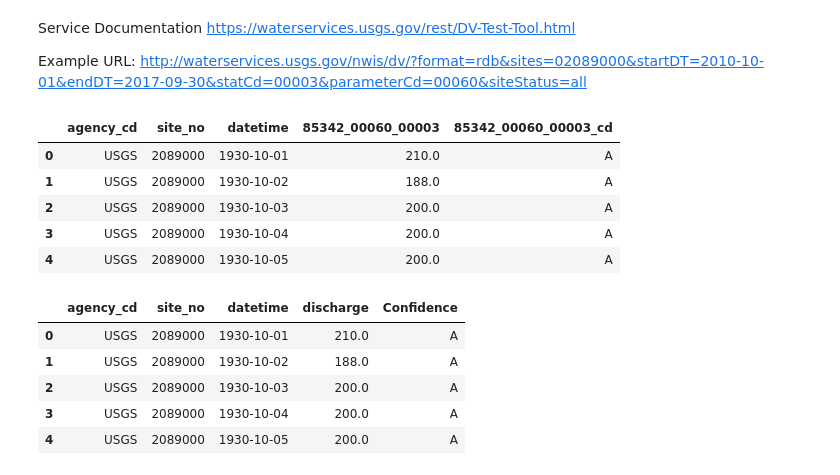
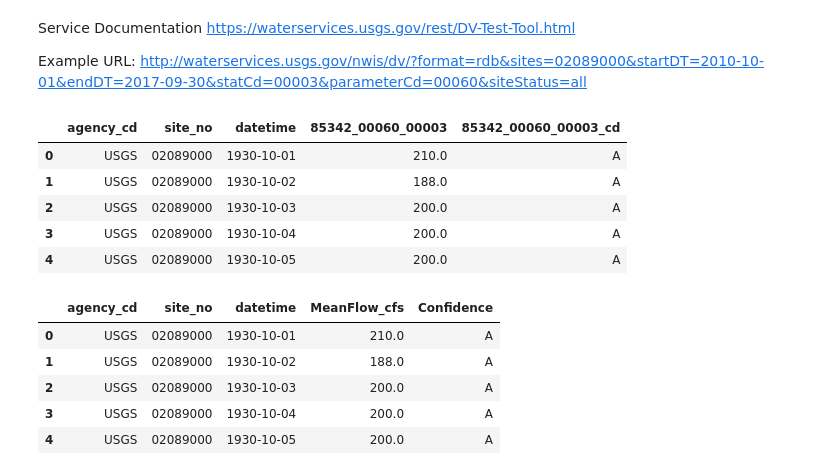
Before and after one commit to johnpfay/Water-Data-Bootcamp, a Jupyter notebook: 1_StreamFlow/Python/01-ImportData.ipynb, the cells around one changed output. Drawn from its saved outputs; the diff is of its cells as text; code cells hidden in the pictures.

```diff
--- a/1_StreamFlow/Python/01-ImportData.ipynb
+++ b/1_StreamFlow/Python/01-ImportData.ipynb
@@ -24,6 +21,7 @@ serv = 'dv'
 # %%
 #Construct the service URL and parameters
-url =  'http://waterservices.usgs.gov/nwis/{}'.format(serv)
+#https://waterdata.usgs.gov/nwis/dv?
+url =  'https://waterservices.usgs.gov/nwis/dv'
 params = {'sites':siteNo,
           'parameterCd':pcode,
           'statCd':scode,
@@ -44,29 +42,30 @@ rowsToSkip.append(30)
 # %%
 #Convert the data into a data frame
 df = pd.read_csv(io.StringIO(response_clean),
-                 skiprows=rowsToSkip,    #Skip lines starting with a comment '#'
-                 delimiter='\t') #Tab delimited
+                 skiprows=rowsToSkip,     #Skip metadta and data spec lines
+                 delimiter='\t',          #Set to tab delimited
+                 dtype={'site_no':'str'}) #Set site_no to a string datatype
 # %%
 #Display the first 5 rows
 df.head()
 # %% [output]
 |  | agency_cd | site_no | datetime | 85342_00060_00003 | 85342_00060_00003_cd |
-| 0 | USGS | 2089000 | 1930-10-01 | 210.0 | A |
-| 1 | USGS | 2089000 | 1930-10-02 | 188.0 | A |
-| 2 | USGS | 2089000 | 1930-10-03 | 200.0 | A |
-| 3 | USGS | 2089000 | 1930-10-04 | 200.0 | A |
-| 4 | USGS | 2089000 | 1930-10-05 | 200.0 | A |
+| 0 | USGS | 02089000 | 1930-10-01 | 210.0 | A |
+| 1 | USGS | 02089000 | 1930-10-02 | 188.0 | A |
+| 2 | USGS | 02089000 | 1930-10-03 | 200.0 | A |
+| 3 | USGS | 02089000 | 1930-10-04 | 200.0 | A |
+| 4 | USGS | 02089000 | 1930-10-05 | 200.0 | A |
 # %%
 #Rename the last two fields
-df.rename(columns={'85342_00060_00003':'discharge','85342_00060_00003_cd':'Confidence'},inplace=True)
+df.rename(columns={'85342_00060_00003':'MeanFlow_cfs','85342_00060_00003_cd':'Confidence'},inplace=True)
 df.head()
 # %% [output]
-|  | agency_cd | site_no | datetime | discharge | Confidence |
-| 0 | USGS | 2089000 | 1930-10-01 | 210.0 | A |
-| 1 | USGS | 2089000 | 1930-10-02 | 188.0 | A |
-| 2 | USGS | 2089000 | 1930-10-03 | 200.0 | A |
-| 3 | USGS | 2089000 | 1930-10-04 | 200.0 | A |
-| 4 | USGS | 2089000 | 1930-10-05 | 200.0 | A |
+|  | agency_cd | site_no | datetime | MeanFlow_cfs | Confidence |
+| 0 | USGS | 02089000 | 1930-10-01 | 210.0 | A |
+| 1 | USGS | 02089000 | 1930-10-02 | 188.0 | A |
+| 2 | USGS | 02089000 | 1930-10-03 | 200.0 | A |
+| 3 | USGS | 02089000 | 1930-10-04 | 200.0 | A |
+| 4 | USGS | 02089000 | 1930-10-05 | 200.0 | A |
 # %%
 df.dtypes
 # %% [output]
```
Also changed, not shown: parts of 4 cells of this notebook, 1 other file.
